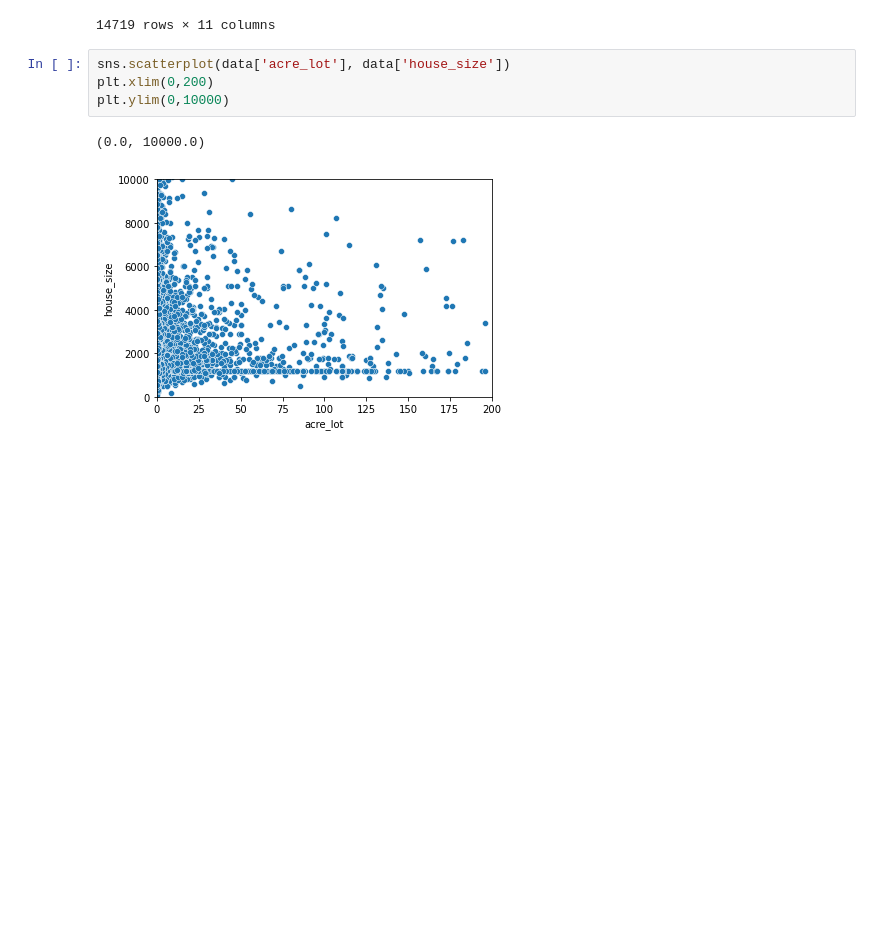
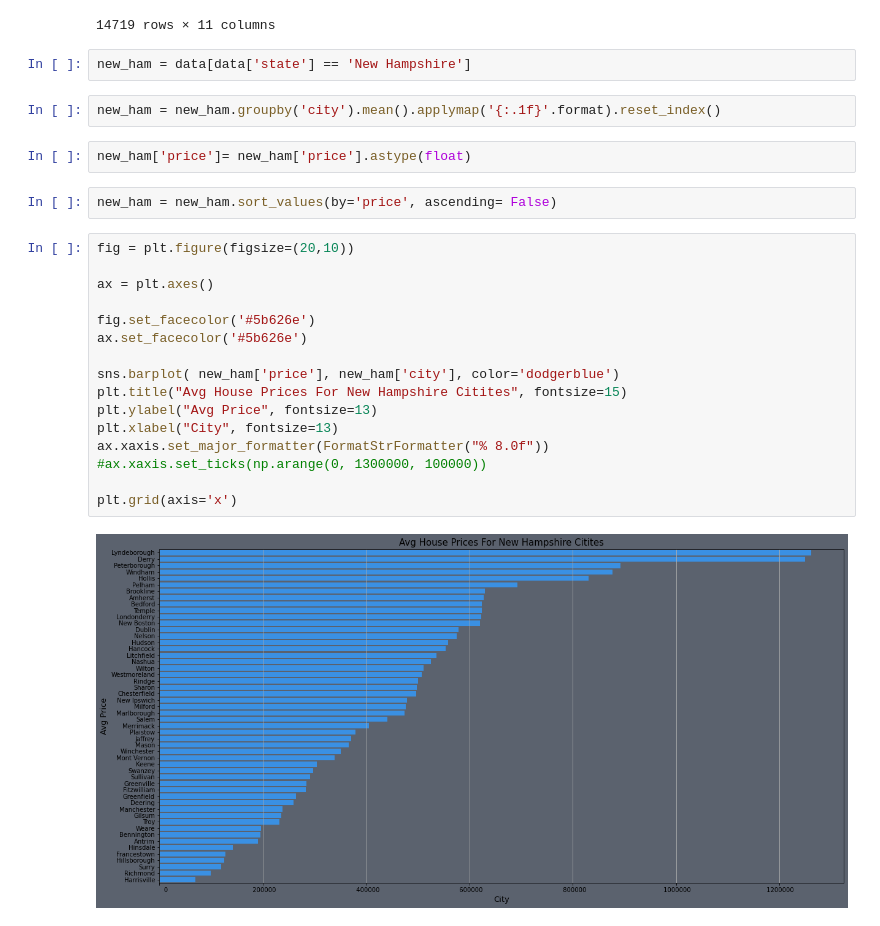
Before and after one commit to SpencerReno/Realtor_Data, a Jupyter notebook: analytical_file.ipynb, the cells around one changed output. Cells and saved outputs as stored; diff of their text form; blank space fills up the shorter version.

```diff
--- a/analytical_file.ipynb
+++ b/analytical_file.ipynb
@@ -83,10 +83,29 @@ data
 | 14717 | SOLD | 465000 | 3.0 | 2.0 | 0.36 | 16 Park Ave | Framingham | Massachusetts | 1701.0 | 1442.0 | ... |
 | 14718 | SOLD | 399900 | 3.0 | 1.0 | 0.09 | 106 Cedar St | Framingham | Massachusetts | 1702.0 | 1402.0 | ... |
 14719 rows × 11 columns
-# %%
-sns.scatterplot(data['acre_lot'], data['house_size'])
-plt.xlim(0,200)
-plt.ylim(0,10000)
-# %% [output]
-(0.0, 10000.0)
-[figure, removed]
+# %%
+new_ham = data[data['state'] == 'New Hampshire']
+# %%
+new_ham = new_ham.groupby('city').mean().applymap('{:.1f}'.format).reset_index()
+# %%
+new_ham['price']= new_ham['price'].astype(float)
+# %%
+new_ham = new_ham.sort_values(by='price', ascending= False)
+# %%
+fig = plt.figure(figsize=(20,10))
+
+ax = plt.axes()
+
+fig.set_facecolor('#5b626e')
+ax.set_facecolor('#5b626e')
+
+sns.barplot( new_ham['price'], new_ham['city'], color='dodgerblue')
+plt.title("Avg House Prices For New Hampshire Citites", fontsize=15)
+plt.ylabel("Avg Price", fontsize=13)
+plt.xlabel("City", fontsize=13)
+ax.xaxis.set_major_formatter(FormatStrFormatter("% 8.0f"))
+#ax.xaxis.set_ticks(np.arange(0, 1300000, 100000))
+
+plt.grid(axis='x')
+# %% [output]
+[figure, added]
```
